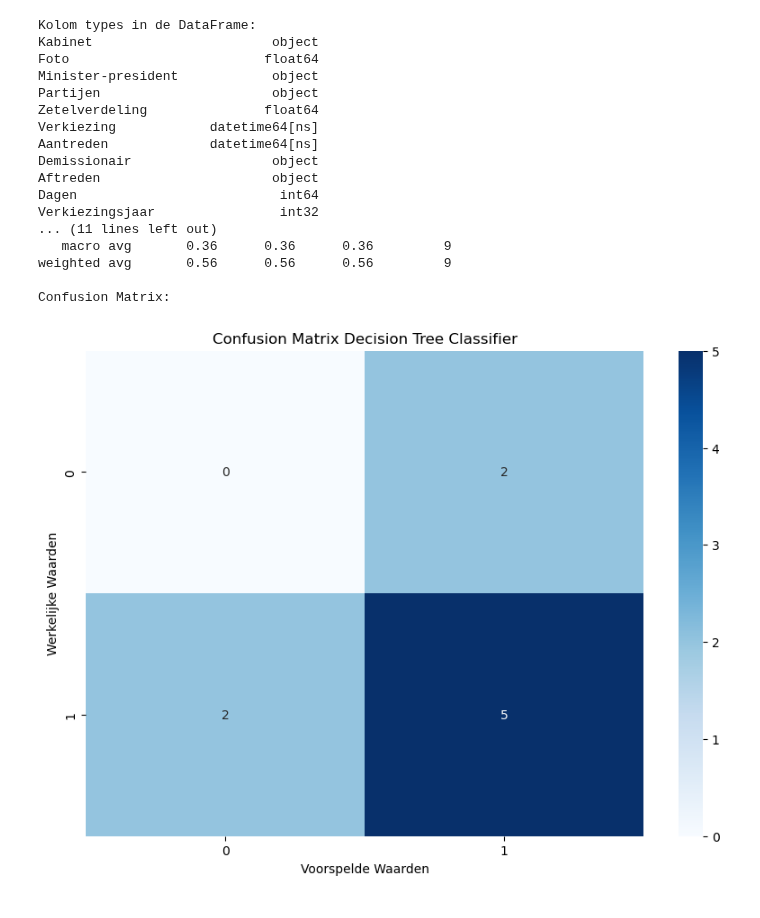
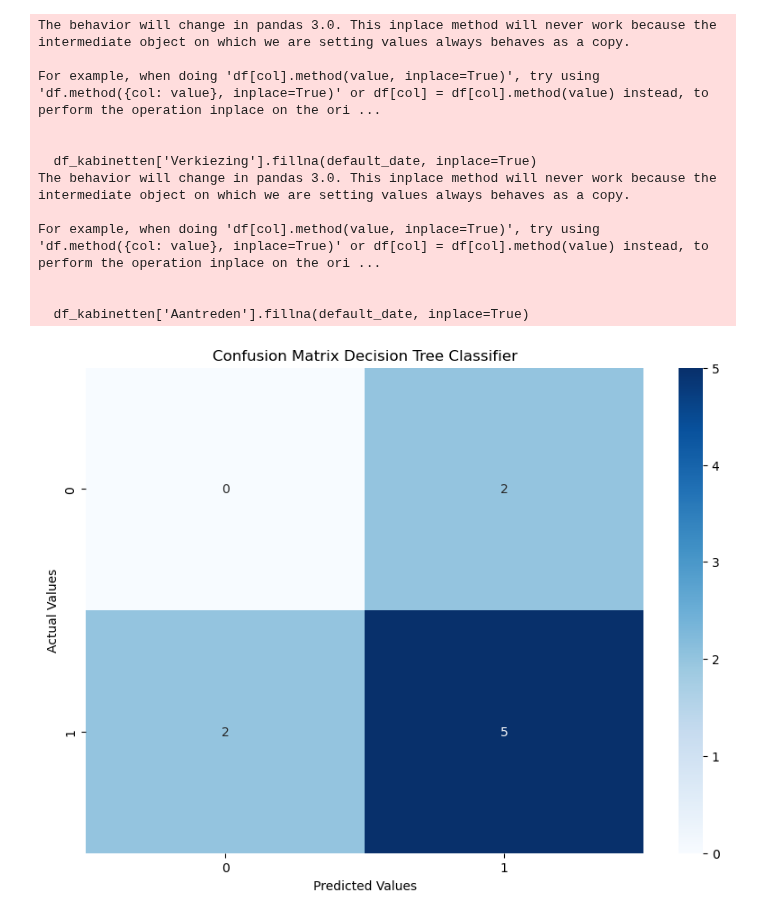
Before and after one commit to merijnvervoorn/coalitie-voorspeller, a Jupyter notebook: data/cabinets/historical-cabinets.ipynb, the cells around one changed output. Drawn from its saved outputs; the diff is of its cells as text; code cells hidden in the pictures.

```diff
--- a/data/cabinets/historical-cabinets.ipynb
+++ b/data/cabinets/historical-cabinets.ipynb
@@ -281,33 +280,33 @@ from imblearn.over_sampling import SMOTE
 import seaborn as sns
 import matplotlib.pyplot as plt
 
-# Data inlezen voor kabinetten
+# Read data for cabinets
 df_kabinetten = pd.read_csv('kabinetten_schoongemaakt.csv')
 
-# Zet datum kolommen om naar datetime objecten
+# Convert date columns to datetime objects
 df_kabinetten['Verkiezing'] = pd.to_datetime(df_kabinetten['Verkiezing'], errors='coerce')
 df_kabinetten['Aantreden'] = pd.to_datetime(df_kabinetten['Aantreden'], errors='coerce')
 
-# Vul ontbrekende datumwaarden in 'Verkiezing' en 'Aantreden' met een default jaar
+# Fill missing date values in 'Verkiezing' and 'Aantreden' with a default year
 default_date = pd.Timestamp('1919-01-01')
 df_kabinetten['Verkiezing'].fillna(default_date, inplace=True)
 df_kabinetten['Aantreden'].fillna(default_date, inplace=True)
 
-# Zet datum kolommen om naar jaren
+# Convert date columns to years
 df_kabinetten['Verkiezingsjaar'] = df_kabinetten['Verkiezing'].dt.year
 df_kabinetten['Aantredingsjaar'] = df_kabinetten['Aantreden'].dt.year
 
-# Data inlezen voor zetelverdeling
+# Read data for seat distribution
 df_zetels_100 = pd.read_csv('../zetelverdeling/zetel-data/tk_zetels100_1918-1956.csv')
 df_zetels_150 = pd.read_csv('../zetelverdeling/zetel-data/tk_zetels150_1956-2023.csv')
 
-# Combineer beide zetelverdeling datasets
+# Combine both seat distribution datasets
 df_zetels = pd.concat([df_zetels_100, df_zetels_150], ignore_index=True)
 
-# Zet zetelverdeling data om naar een pivot tabel met jaren als index
+# Convert seat distribution data to a pivot table with years as index
 df_zetels_pivot = df_zetels.pivot_table(index='Jaar', columns='Partij', values='Zetels', aggfunc='sum').fillna(0)
 
-# Bepaal meerderheidszetels voor kabinetten, met error handling voor ontbrekende jaren
+# Determine majority seats for cabinets, with error handling for missing years
 def check_majority(df_kabinet, df_zetelspivot):
     majority_list = []
     for index, row in df_kabinet.iterrows():
@@ -327,16 +326,16 @@ def check_majority(df_kabinet, df_zetelspivot):
                 else:
                     majority_list.append(0)
         else:
-            majority_list.append(0)  # Stel geen meerderheid indien jaar ontbreekt
+            majority_list.append(0)  # Assume no majority if year is missing
     return majority_list
 
-df_kabinetten['Meerderheid'] = check_majority(df_kabinetten, df_zetels_pivot)
+df_kabinetten['Majority'] = check_majority(df_kabinetten, df_zetels_pivot)
 
-# Inspecteer DataFrame op niet-numerieke kolommen
-print("Kolom types in de DataFrame:")
+# Inspect DataFrame for non-numeric columns
+print("Column types in the DataFrame:")
 print(df_kabinetten.dtypes)
 
-# Verwerking en one-hot encoding van 'Partijen' kolom
+# Process and one-hot encode the 'Partijen' column
 def split_and_rename_parties(df):
     df_parties_expanded = df['Partijen'].str.get_dummies(sep=',')
     df_combined = pd.concat([df.drop(['Partijen'], axis=1), df_parties_expanded], axis=1)
@@ -344,24 +343,24 @@ def split_and_rename_parties(df):
 
 df_kabinetten_expanded = split_and_rename_parties(df_kabinetten)
 
-# Maak Feature Matrix en Target Variable
+# Create Feature Matrix and Target Variable
 X = df_kabinetten_expanded.drop(['Kabinet', 'Foto', 'Minister-president', 'Demissionair', 'Aftreden', 'Dagen'], axis=1)
 y = df_kabinetten_expanded['Dagen']
 
-# Zorg dat alle kolommen numeriek zijn
+# Ensure all columns are numeric
 X = X.apply(pd.to_numeric, errors='coerce')
 
-# Vul ontbrekende waarden in de feature matrix met de mediaan
+# Fill missing values in the feature matrix with the median
 imputer = SimpleImputer(strategy='median')
 X_imputed = imputer.fit_transform(X)
 
-# Binaire classificatie voor target variable
+# Binary classification for target variable
 y_binary = y.apply(lambda x: 1 if x > 365 else 0)
 
 # Train-test split
 X_train, X_test, y_train, y_test = train_test_split(X_imputed, y_binary, test_size=0.2, random_state=42, stratify=y_binary)
 
-# Oversampling met SMOTE om data balans te verbeteren
+# Oversampling with SMOTE to improve data balance
 smote = SMOTE(random_state=42)
 X_train_res, y_train_res = smote.fit_resample(X_train, y_train)
 
@@ -369,10 +368,10 @@ X_train_res, y_train_res = smote.fit_resample(X_train, y_train)
 clf = DecisionTreeClassifier(max_depth=5, random_state=42)
 clf.fit(X_train_res, y_train_res)
 
-# Predicties maken
+# Make predictions
 y_pred = clf.predict(X_test)
 
-# Evaluatie
+# Evaluation
 accuracy = accuracy_score(y_test, y_pred)
 print("Accuracy:", accuracy)
 print("Classification Report:")
@@ -380,11 +379,11 @@ print(classification_report(y_test, y_pred))
 print("Confusion Matrix:")
 conf_matrix = confusion_matrix(y_test, y_pred)
 
-# Confusion matrix plotten
+# Plot confusion matrix
 plt.figure(figsize=(10, 7))
 sns.heatmap(conf_matrix, annot=True, fmt='d', cmap='Blues', xticklabels=clf.classes_, yticklabels=clf.classes_)
-plt.xlabel('Voorspelde Waarden')
-plt.ylabel('Werkelijke Waarden')
+plt.xlabel('Predicted Values')
+plt.ylabel('Actual Values')
 plt.title('Confusion Matrix Decision Tree Classifier')
 plt.show()
 # %% [output]
@@ -403,18 +407,13 @@ For example, when doing 'df[col].method(value, inplace=True)', try using 'df.met
-Kolom types in de DataFrame:
-Kabinet                       object
-Foto                         float64
-Minister-president            object
-Partijen                      object
-Zetelverdeling               float64
-Verkiezing            datetime64[ns]
-Aantreden             datetime64[ns]
-Demissionair                  object
-Aftreden                      object
-Dagen                          int64
-Verkiezingsjaar                int32
-... (11 lines left out)
-   macro avg       0.36      0.36      0.36         9
-weighted avg       0.56      0.56      0.56         9
+The behavior will change in pandas 3.0. This inplace method will never work because the intermediate object on which we are setting values always behaves as a copy.
 
-Confusion Matrix:
+For example, when doing 'df[col].method(value, inplace=True)', try using 'df.method({col: value}, inplace=True)' or df[col] = df[col].method(value) instead, to perform the operation inplace on the ori ...
+
+
+  df_kabinetten['Verkiezing'].fillna(default_date, inplace=True)
+The behavior will change in pandas 3.0. This inplace method will never work because the intermediate object on which we are setting values always behaves as a copy.
+
+For example, when doing 'df[col].method(value, inplace=True)', try using 'df.method({col: value}, inplace=True)' or df[col] = df[col].method(value) instead, to perform the operation inplace on the ori ...
+
+
+  df_kabinetten['Aantreden'].fillna(default_date, inplace=True)
-[figure, old version]
+[figure, new version]
```
Also changed, not shown: parts of 6 cells of this notebook.
